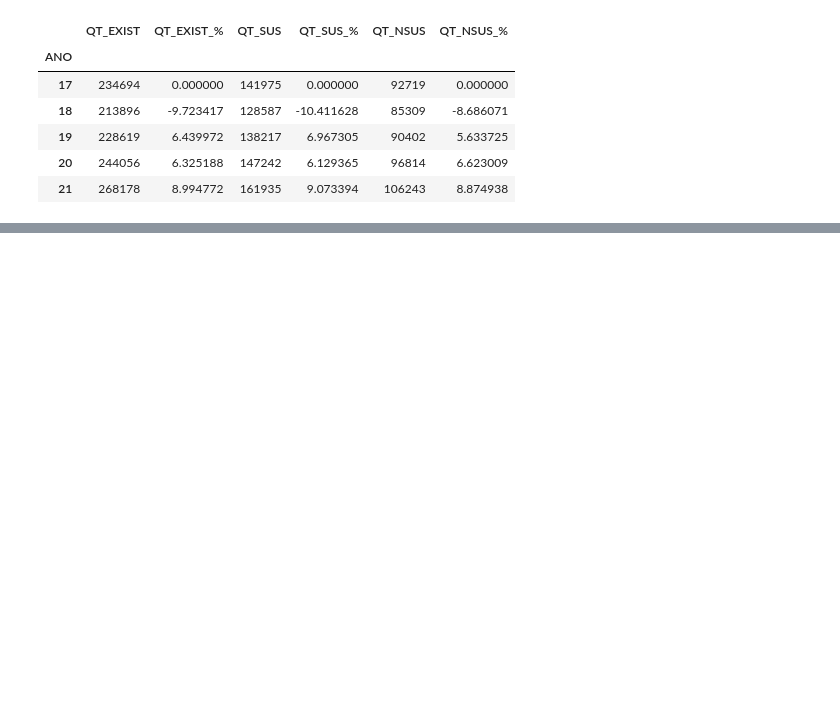
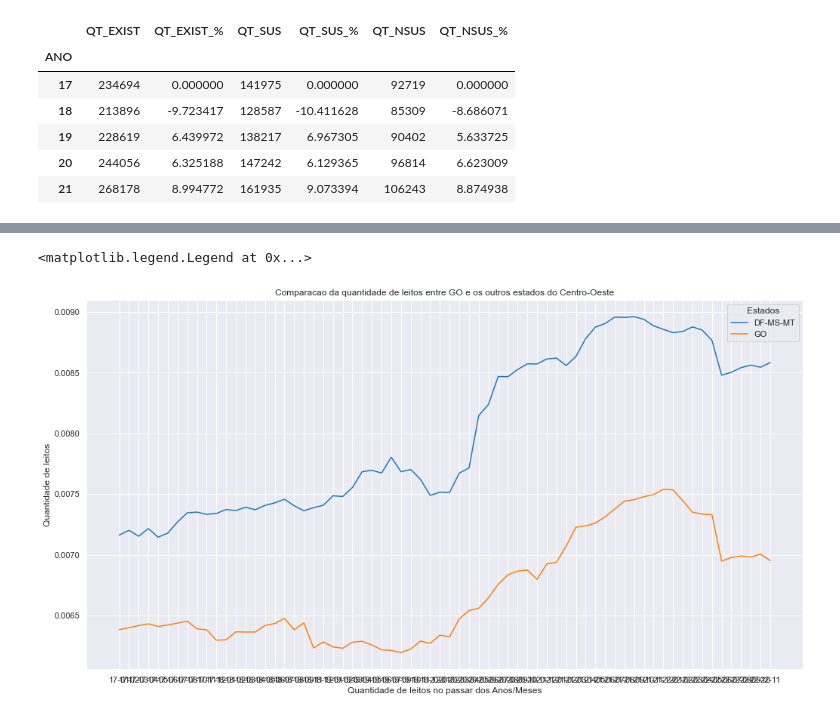
Before and after one commit to marcosvsilva/GovExpAnalysis, a Jupyter notebook: 3- GovExpAnalysis - explore analysis.ipynb, the cells around one changed output, grey strips where cells are left out. Saved outputs shown, nothing was run; the diff lists cells and outputs as text; code cells hidden in the pictures; blank space fills up the shorter version.

```diff
--- a/3- GovExpAnalysis - explore analysis.ipynb
+++ b/3- GovExpAnalysis - explore analysis.ipynb
@@ -255,0 +214,47 @@ Name: 34, dtype: object
+# %%
+rcParams['figure.figsize'] = 17, 9
+df_CO = df[df.REGIAO == 'CO']
+
+# Drop features we wont use for compare
+list_drop = ['CODUFMUN', 'TP_UNID', 'CODUF', 'CODMUN', 'REGIAO',
+             'ANO', 'MES', 'QT_SUS', 'QT_NSUS']
+df_CO = df_CO.drop(list_drop, axis=1)
+
+# Group and sum values by year, month and state;
+df_CO = df_CO.groupby(by=['ANO-MES', 'ESTADO'], as_index=False).sum()
+
+# Remove rows where don't existe values for all states;
+list_dates = list(set(df_CO['ANO-MES']))
+null_values = []
+for date in list_dates:
+    if df_CO[df_CO['ANO-MES'] == date].shape[0] < 4:
+        null_values.append(date)
+
+df_CO = df_CO.loc[df_CO.apply(lambda x: x['ANO-MES'] not in null_values, axis=1)]
+
+# Separete another states of midwest without GO and sum values
+df_AUX = df_CO[df_CO.ESTADO != 'GO']
+df_AUX = df_AUX.groupby(by=['ANO-MES'], as_index=False).sum()
+df_AUX['ESTADO'] = 'DF-MS-MT'
+
+
+# Join in the same dataset sum of another states and GO
+df_CO = df_CO[df_CO.ESTADO == 'GO']
+df_CO = df_CO.append(df_AUX, ignore_index=True)
+df_CO = df_CO.sort_values(by=["ANO-MES", 'ESTADO'])
+
+# Normalise dataset
+for column in ['QT_EXIST']:
+    x = df_CO[column].values
+    x_scaled = normalize([x], norm="l1")
+    df_CO[column] = x_scaled[0]
+
+# Plot lineplot of dataset
+x = sns.lineplot(data=df_CO, x='ANO-MES', y='QT_EXIST', hue='ESTADO', palette="tab10")
+x.set_ylabel('Quantidade de leitos')
+x.set_xlabel('Quantidade de leitos no passar dos Anos/Meses')
+x.set_title('Comparacao da quantidade de leitos entre GO e os outros estados do Centro-Oeste')
+x.legend(title='Estados')
+# %% [output]
+<matplotlib.legend.Legend at 0x...>
+[figure, added]
```
Also changed, not shown: parts of 30 cells of this notebook.
